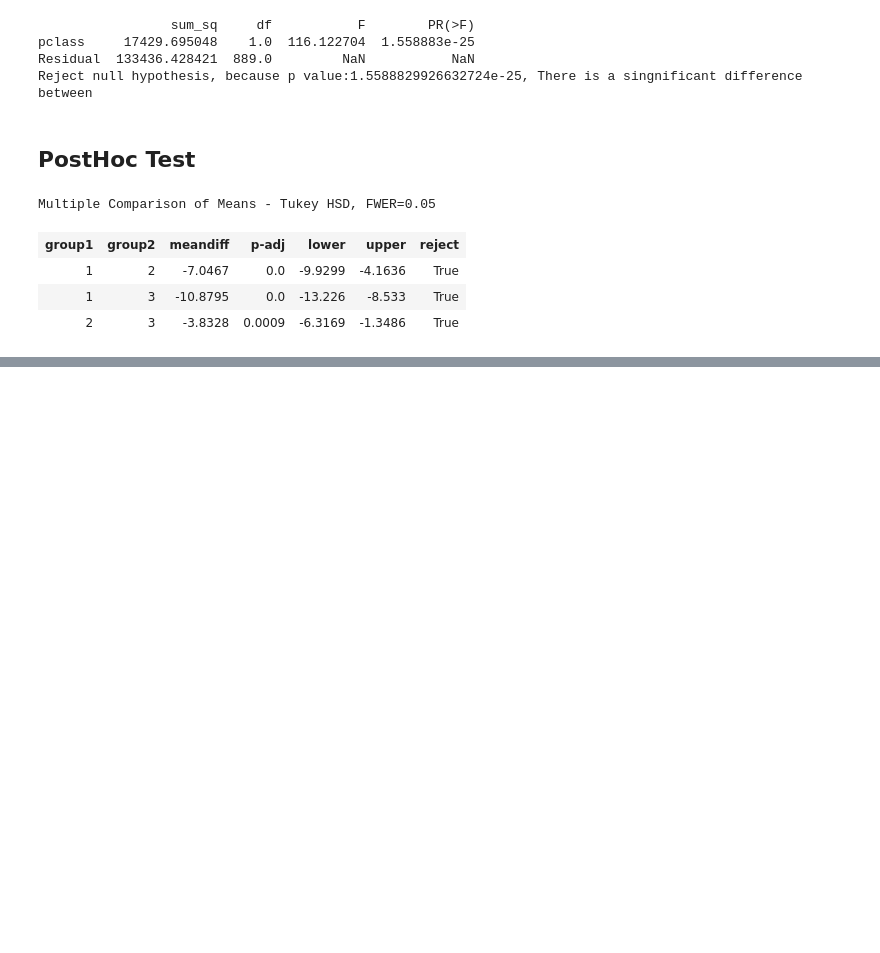
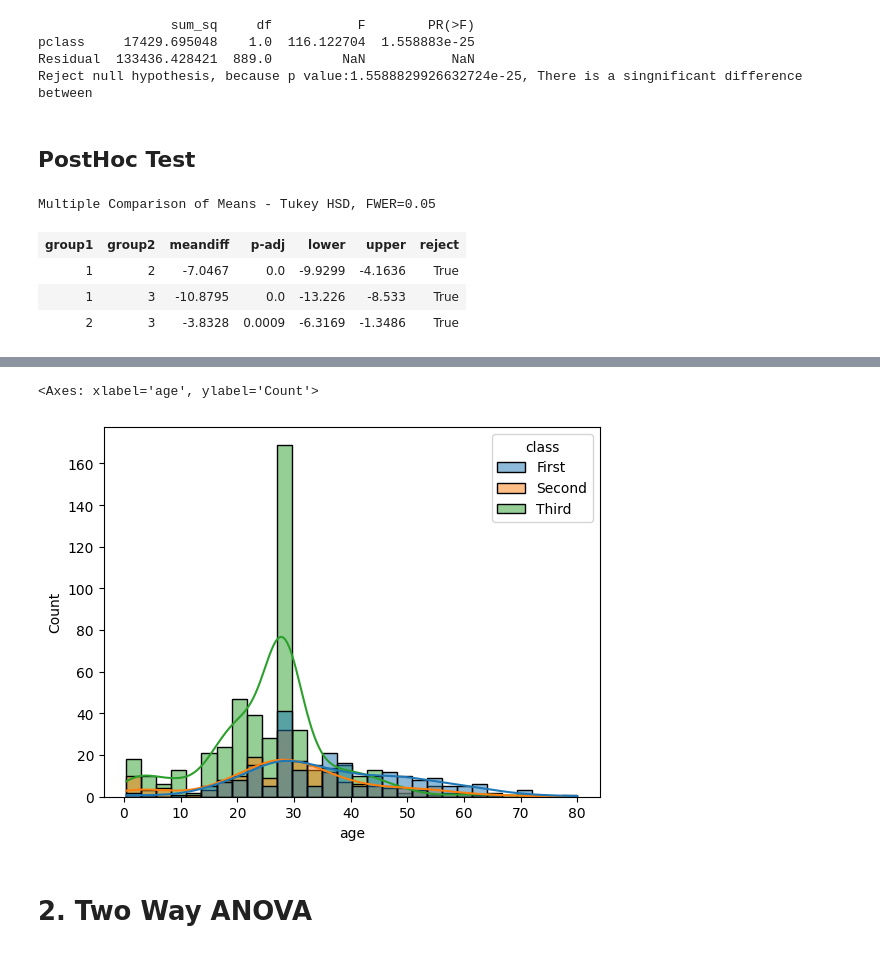
Before and after one commit to Ind-saurabh-kumar/Data_Science_Course, a Jupyter notebook: Mathematics/Statistics/case_study.ipynb, the cells around one changed output, grey strips where cells are left out. Cells and saved outputs as stored; diff of their text form; code cells hidden in the pictures; blank space fills up the shorter version.

```diff
--- a/Mathematics/Statistics/case_study.ipynb
+++ b/Mathematics/Statistics/case_study.ipynb
@@ -270,0 +276,8 @@ Multiple Comparison of Means - Tukey HSD, FWER=0.05
+# %%
+# hist plot with pclass grouping
+sns.histplot(df, x='age', hue='class', kde=True)
+# %% [output]
+<Axes: xlabel='age', ylabel='Count'>
+[figure, added]
+# %% [markdown]
+# 2. Two Way ANOVA
```
Also changed, not shown: parts of 14 cells of this notebook, 1 other file.
